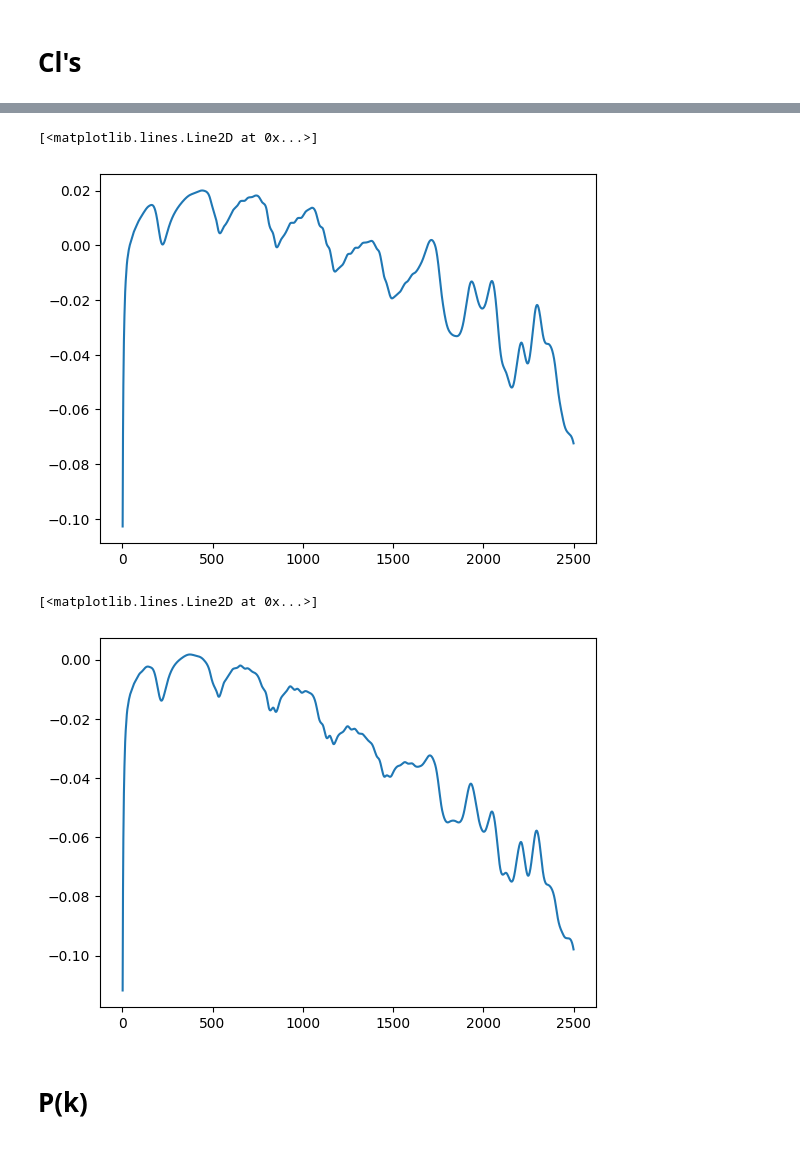
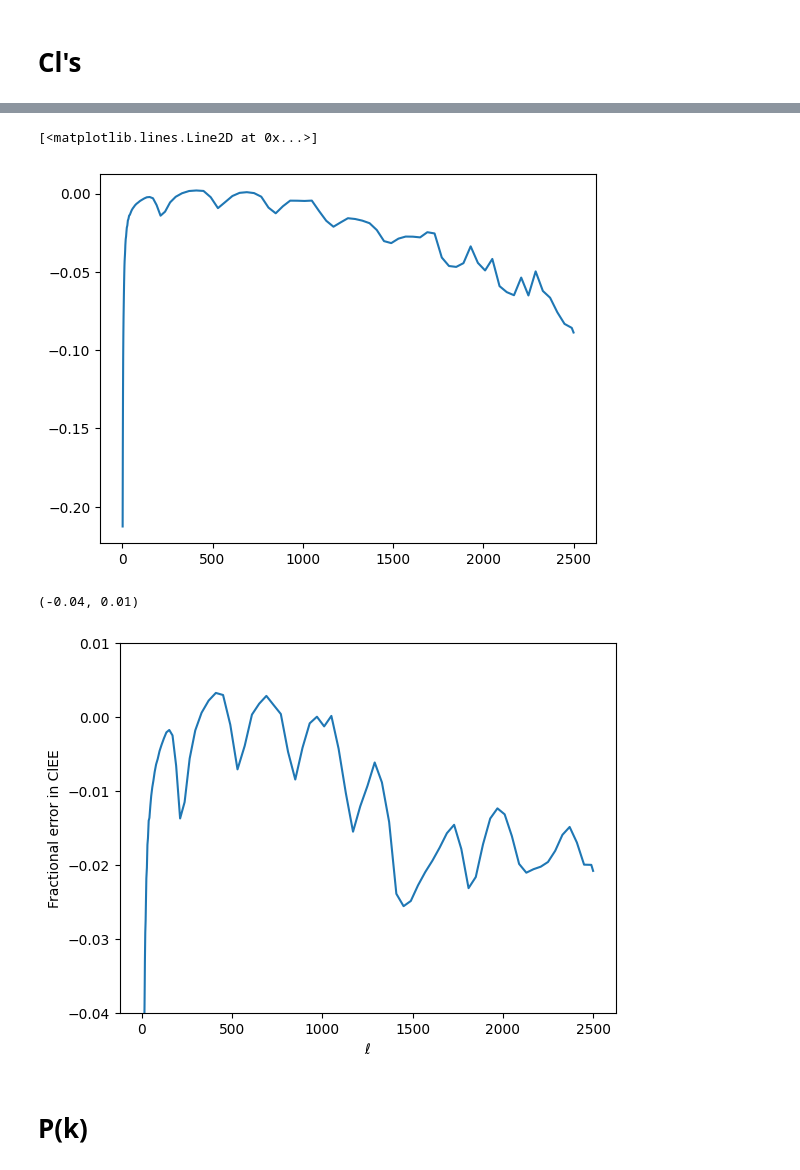
Before and after one commit to TonyZhou729/ABCMB, a Jupyter notebook: Module_Tests/spectrum_test.ipynb, the cells around one changed output, grey strips where cells are left out. Saved outputs shown, nothing was run; the diff lists cells and outputs as text; code cells hidden in the pictures.

```diff
--- a/Module_Tests/spectrum_test.ipynb
+++ b/Module_Tests/spectrum_test.ipynb
@@ -151,7 +136,0 @@ dict_keys(['tau [Mpc]', 'a', 'delta_g', 'theta_g', 'shear_g', 'pol0_g', 'pol1_g'
-# %%
-i = 2
-abcmb_delta_g = vmap(interp_column, in_axes=(None, 0), out_axes=0)(jnp.array([0.001, 0.01, 0.1]), PT.delta_g)
-plt.plot(jnp.log(class_pert["scalar"][i]["a"]), abs(class_pert["scalar"][i]["delta_g"]))
-plt.plot(PT.lna, abs(abcmb_delta_g[:, i]))
-plt.yscale("log")
-plt.show()
@@ -197,6 +193,12 @@ print(jnp.trapezoid(a[i:j], lna_class[i:j]))
 # %%
-i=140
-j=-1
-print(jnp.trapezoid(c[i:j], lna_class[i:j]))
-print(jnp.trapezoid(a[i:j], lna_class[i:j]))
+#plt.plot(lna_class, af(lna_class))
+#plt.plot(lna_class, (2*class_pert["scalar"][i]["shear_g"] +  class_pert["scalar"][i]["pol0_g"] + class_pert["scalar"][i]["pol2_g"]), "--")
+plt.plot(lna_class, a)
+plt.plot(lna_class, c, "--")
+#plt.yscale("log")
+plt.xlim((-8, -6))
+#plt.ylim((-1.e-7, 1.e-7))
+#plt.xlabel(r"$\ln{a}$")
+#plt.ylabel(r"$$")
+plt.show()
 # %% [output]
@@ -225,7 +215,7 @@ class_ell = class_lcdm.raw_cl(3000)["ell"]
 f = eqx.filter_jit(model.SS.get_Cl)
 for i in range(2):
     s=time.time()
-    cls = f(PT, BG)
-    cls[0].block_until_ready()
+    ells, clee = f(PT, BG)
+    clee.block_until_ready()
     print(time.time()-s)
 # %% [output]
@@ -234,8 +224,9 @@ for i in range(2):
 # %%
-l = model.SS.ells
-plt.plot(l, l*(l+1)*cls[2]/2./jnp.pi)
+l = ells
+#plt.plot(l, l*(l+1)*cls[2]/2./jnp.pi)
 int_cl = jnp.interp(l, class_ell, class_ee)
 plt.plot(l, l*(l+1)*int_cl/2./jnp.pi)
+plt.plot(l, l*(l+1)*clee/2./jnp.pi, "--")
 #plt.yscale("log")
 #plt.xlim((2, 10))
 plt.show()
@@ -244,13 +235,16 @@ plt.show()
 # %%
-plt.plot(l, (cls[2]-int_cl)/int_cl)
+plt.plot(l, (clee-int_cl)/int_cl)
 # %% [output]
 [<matplotlib.lines.Line2D at 0x...>]
-[figure, old version]
+[figure, new version]
 # %%
-plt.plot(l, (cls[2]-int_cl)/int_cl)
+plt.plot(l, (clee-int_cl)/int_cl)
+plt.ylabel("Fractional error in ClEE")
+plt.xlabel(r"$\ell$")
+plt.ylim((-0.04, 0.01))
 # %% [output]
-[<matplotlib.lines.Line2D at 0x...>]
+(-0.04, 0.01)
-[figure, old version]
+[figure, new version]
 # %% [markdown]
 # P(k)
 # %%
```
Also changed, not shown: parts of 19 cells of this notebook.
